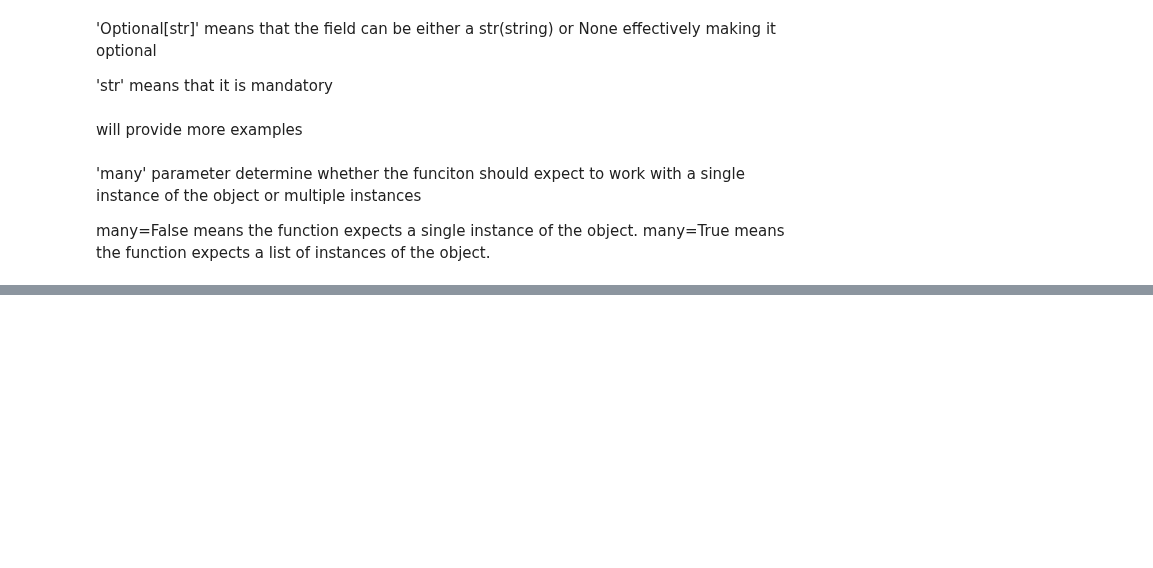
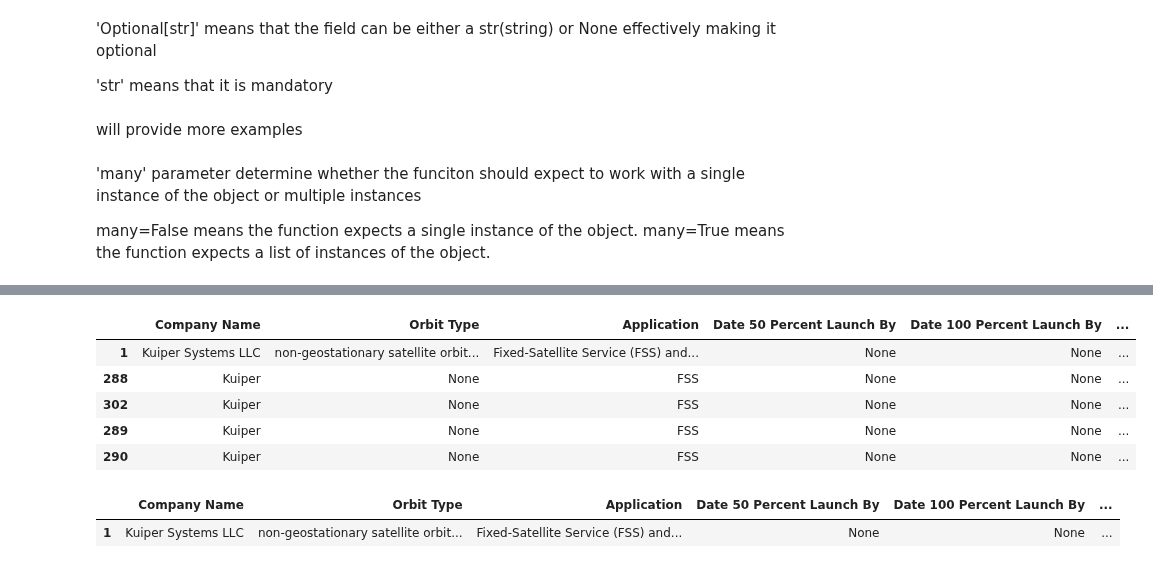
Before and after one commit to AlinZohari/InformationExtraction, a Jupyter notebook: pydantic_schema.ipynb, the cells around one changed output, grey strips where cells are left out. Drawn from its saved outputs; the diff is of its cells as text; code cells hidden in the pictures; blank space fills up the shorter version.

```diff
--- a/pydantic_schema.ipynb
+++ b/pydantic_schema.ipynb
@@ -316,11 +390,35 @@ df
+# %%
+# Replace empty strings with N/A
+df.replace('', 'N/A', inplace=True)
+
+# Count the number of non-N/A values in each row
+df['non_na_count'] = df.notnull().sum(axis=1)
+
+# Sort the DataFrame based on the count in descending order and select the top 5 rows
+df_top5 = df.sort_values('non_na_count', ascending=False).head(5)
+
+# Drop the 'non_na_count' column as it is not needed anymore
+df_top5.drop(columns=['non_na_count'], inplace=True)
+# %%
+df_top5
+# %% [output]
+|  | Company Name | Orbit Type | Application | Date 50 Percent Launch By | Date 100 Percent Launch By | ... |
+| 1 | Kuiper Systems LLC | non-geostationary satellite orbit... | Fixed-Satellite Service (FSS) and... | None | None | ... |
+| 288 | Kuiper | None | FSS | None | None | ... |
+| 302 | Kuiper | None | FSS | None | None | ... |
+| 289 | Kuiper | None | FSS | None | None | ... |
+| 290 | Kuiper | None | FSS | None | None | ... |
 # %%
 import pandas as pd
 import numpy as np
 
-# Assuming 'df' is your dataframe
-df['count'] = df.count(axis=1) # Creates a new column 'count' that represents the number of non-missing values in each row.
+
+df['count'] = df.count(axis=1) # Creates a new column 'count' that represents the number of non-missing values in each row/ column that are filled.
 max_data_row = df[df['count'] == df['count'].max()] # Selects the row(s) with the maximum count value.
 
-print(max_data_row)
+max_data_row
+# %% [output]
+|  | Company Name | Orbit Type | Application | Date 50 Percent Launch By | Date 100 Percent Launch By | ... |
+| 1 | Kuiper Systems LLC | non-geostationary satellite orbit... | Fixed-Satellite Service (FSS) and... | None | None | ... |
 # %%
 max_data_row = df.loc[df.count(axis=1).idxmax()]
```
Also changed, not shown: parts of 16 cells of this notebook.
